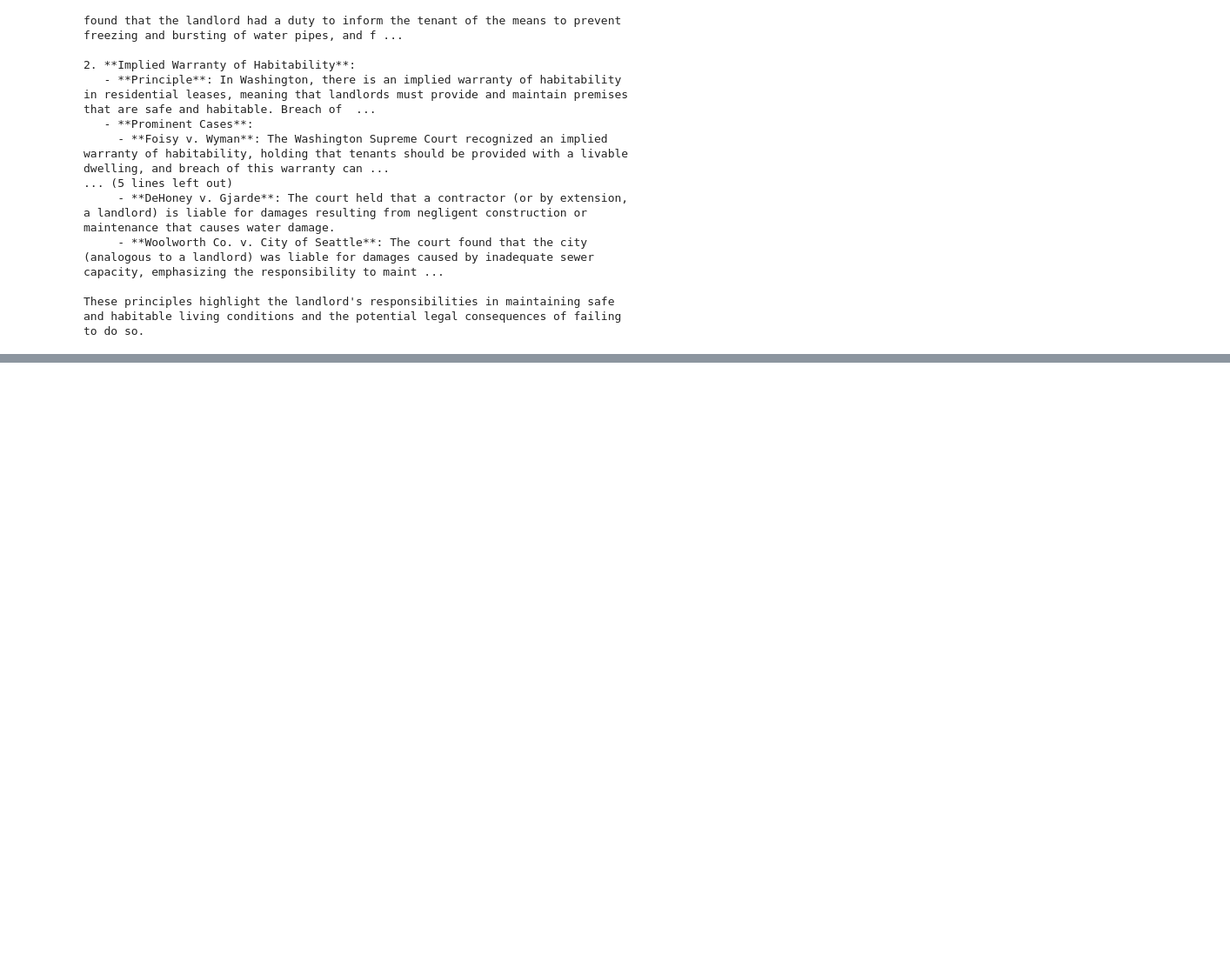
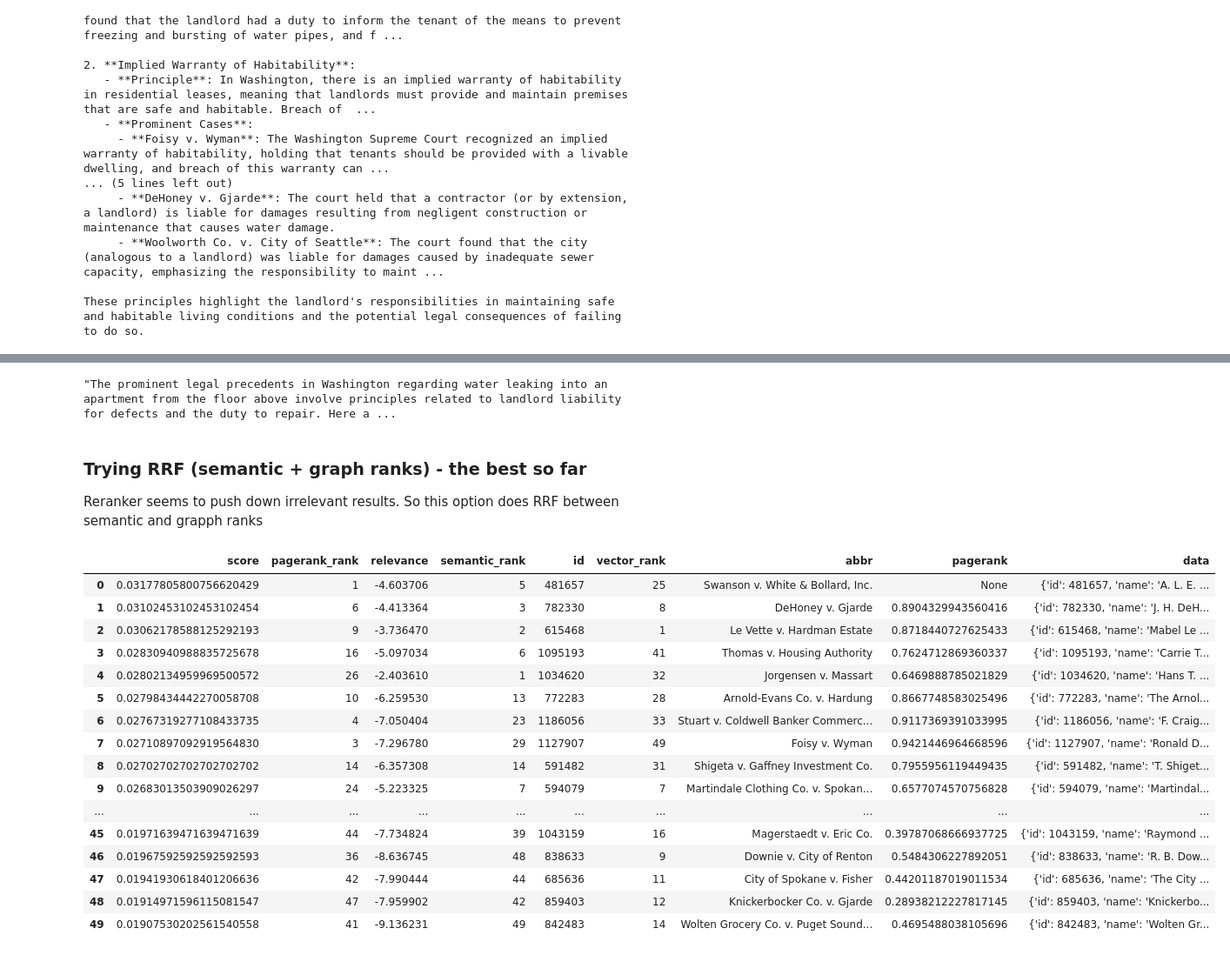
Before and after one commit to rioriost/graphrag-legalcases-postgres, a Jupyter notebook: playground/graph_prompt.ipynb, the cells around one changed output, grey strips where cells are left out. Shown at 87% size. Saved outputs shown, nothing was run; the diff lists cells and outputs as text; code cells hidden in the pictures; blank space fills up the shorter version.

Commit message:
Update to graph prompt

```diff
--- a/playground/graph_prompt.ipynb
+++ b/playground/graph_prompt.ipynb
@@ -139,0 +216,70 @@ These principles highlight the landlord's responsibilities in maintaining safe a
+# %%
+from openai import AzureOpenAI
+
+# Initialize Azure OpenAI client with key-based authentication
+client = AzureOpenAI(
+    azure_endpoint = config("AZURE_OPENAI_ENDPOINT"),
+    api_key = config("AZURE_OPENAI_KEY"),
+    api_version = "2024-05-01-preview",
+)
+
+def generate2(question, context):
+    completion = client.chat.completions.create(
+        model='gpt-4o',
+        messages= [
+            {
+                "role": "system",
+                "content":
+                    """You are an Leagal Research AI Assistant that helps people understand relevant legal cases. Answer the user's QUESTION below using provided cases in the CONTEXT section. Keep your answer grounded in the cases in the CONTEXT section. If the CONTEXT section doesn’t contain the facts to answer the QUESTION, return NONE. Identify top 2 to 3 legal principles used in the cases provided, explain each principle and list prominent cases which illustrate it.
+
+                    """
+            },
+            {
+                "role": "user",
+                "content": f"""
+                QUESTION: {question}
+                CONTEXT: {str(context)}
+                """
+            }
+        ],
+        max_tokens=800,
+        temperature=0.3,
+        frequency_penalty=0,
+        presence_penalty=0,
+        stop=None,
+        stream=False
+    )
+    return completion.choices[0].message.content
+
+generate2(
+    'Water leaking into the apartment from the floor above. What are the prominent legal precedents in Washington on this problem?',
+    df.head(21)[['pagerank', 'data']].to_json()
+)
+# %% [output]
+"The prominent legal precedents in Washington regarding water leaking into an apartment from the floor above involve principles related to landlord liability for defects and the duty to repair. Here a ...
+# %% [markdown]
+### Trying RRF (semantic + graph ranks) - the best so far
+Reranker seems to push down irrelevant results. So this option does RRF between semantic and grapph ranks
+# %%
+
+df = exec("""SELECT * FROM get_vector_rerank_pagerank_rrf2_cases('Water leaking into the apartment from the floor above.',
+                50, 50);""")
+df
+# %% [output]
+|  | score | pagerank_rank | relevance | semantic_rank | id | vector_rank | abbr | pagerank | data |
+| 0 | 0.03177805800756620429 | 1 | -4.603706 | 5 | 481657 | 25 | Swanson v. White & Bollard, Inc. | None | {'id': 481657, 'name': 'A. L. E. ... |
+| 1 | 0.03102453102453102454 | 6 | -4.413364 | 3 | 782330 | 8 | DeHoney v. Gjarde | 0.8904329943560416 | {'id': 782330, 'name': 'J. H. DeH... |
+| 2 | 0.03062178588125292193 | 9 | -3.736470 | 2 | 615468 | 1 | Le Vette v. Hardman Estate | 0.8718440727625433 | {'id': 615468, 'name': 'Mabel Le ... |
+| 3 | 0.02830940988835725678 | 16 | -5.097034 | 6 | 1095193 | 41 | Thomas v. Housing Authority | 0.7624712869360337 | {'id': 1095193, 'name': 'Carrie T... |
+| 4 | 0.02802134959969500572 | 26 | -2.403610 | 1 | 1034620 | 32 | Jorgensen v. Massart | 0.6469888785021829 | {'id': 1034620, 'name': 'Hans T. ... |
+| 5 | 0.02798434442270058708 | 10 | -6.259530 | 13 | 772283 | 28 | Arnold-Evans Co. v. Hardung | 0.8667748583025496 | {'id': 772283, 'name': 'The Arnol... |
+| 6 | 0.02767319277108433735 | 4 | -7.050404 | 23 | 1186056 | 33 | Stuart v. Coldwell Banker Commerc... | 0.9117369391033995 | {'id': 1186056, 'name': 'F. Craig... |
+| 7 | 0.02710897092919564830 | 3 | -7.296780 | 29 | 1127907 | 49 | Foisy v. Wyman | 0.9421446964668596 | {'id': 1127907, 'name': 'Ronald D... |
+| 8 | 0.02702702702702702702 | 14 | -6.357308 | 14 | 591482 | 31 | Shigeta v. Gaffney Investment Co. | 0.7955956119449435 | {'id': 591482, 'name': 'T. Shiget... |
+| 9 | 0.02683013503909026297 | 24 | -5.223325 | 7 | 594079 | 7 | Martindale Clothing Co. v. Spokan... | 0.6577074570756828 | {'id': 594079, 'name': 'Martindal... |
+| ... | ... | ... | ... | ... | ... | ... | ... | ... | ... |
+| 45 | 0.01971639471639471639 | 44 | -7.734824 | 39 | 1043159 | 16 | Magerstaedt v. Eric Co. | 0.39787068666937725 | {'id': 1043159, 'name': 'Raymond ... |
+| 46 | 0.01967592592592592593 | 36 | -8.636745 | 48 | 838633 | 9 | Downie v. City of Renton | 0.5484306227892051 | {'id': 838633, 'name': 'R. B. Dow... |
+| 47 | 0.01941930618401206636 | 42 | -7.990444 | 44 | 685636 | 11 | City of Spokane v. Fisher | 0.44201187019011534 | {'id': 685636, 'name': 'The City ... |
+| 48 | 0.01914971596115081547 | 47 | -7.959902 | 42 | 859403 | 12 | Knickerbocker Co. v. Gjarde | 0.28938212227817145 | {'id': 859403, 'name': 'Knickerbo... |
+| 49 | 0.01907530202561540558 | 41 | -9.136231 | 49 | 842483 | 14 | Wolten Grocery Co. v. Puget Sound... | 0.4695488038105696 | {'id': 842483, 'name': 'Wolten Gr... |
```
Also changed, not shown: parts of 11 cells of this notebook, 5 other files.
